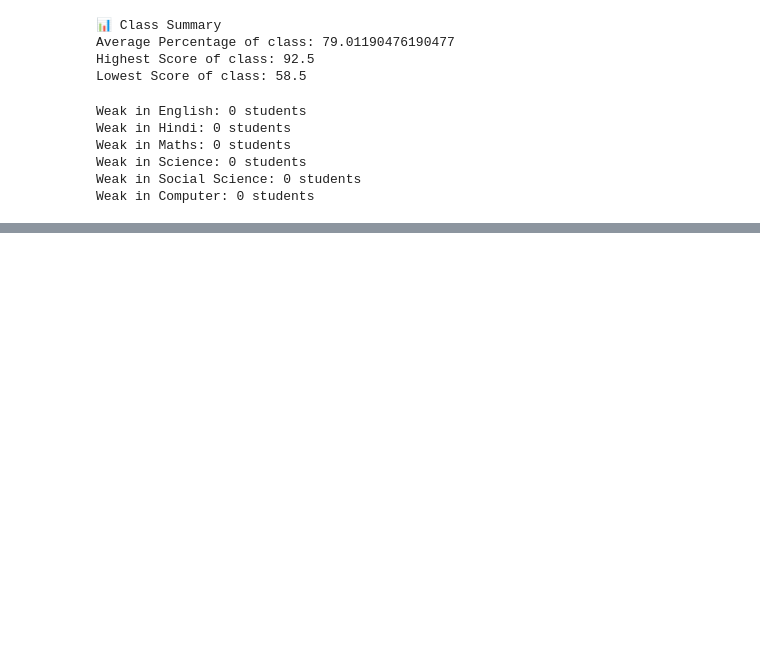
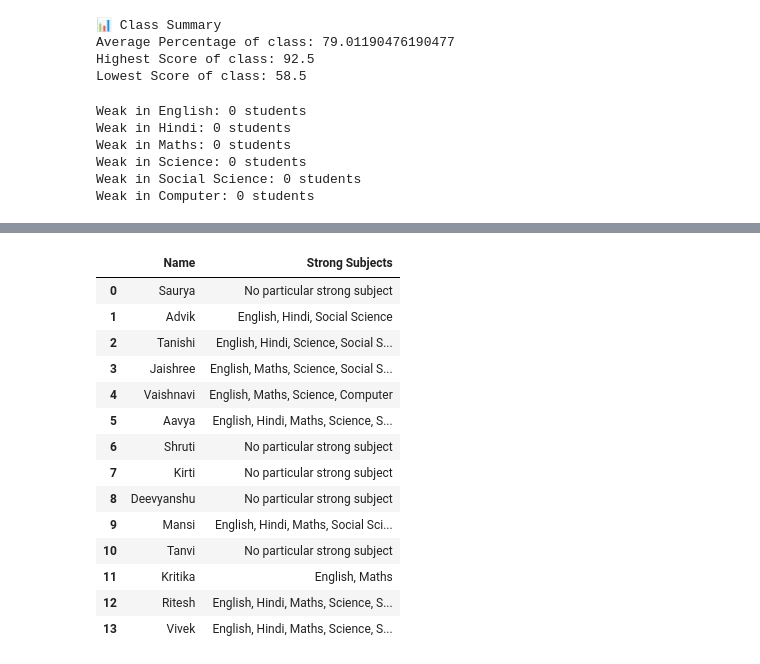
Before and after one commit to minzsurabhi-spec/Coaching-Performance-Analyzer, a Jupyter notebook: notebooks/analysis.ipynb, the cells around one changed output, grey strips where cells are left out. Saved outputs shown, nothing was run; the diff lists cells and outputs as text; code cells hidden in the pictures; blank space fills up the shorter version.

```diff
--- a/notebooks/analysis.ipynb
+++ b/notebooks/analysis.ipynb
@@ -171,0 +235,31 @@ Weak in Computer: 0 students
+# %%
+#Strong subject of students
+
+def get_strong_subjects(row):
+    strong = []
+    for sub in subjects:
+        if row[sub] >= 75:
+            strong.append(sub)
+        if len(strong) == 0:
+            return "No particular strong subject"
+    return ", ".join(strong)
+
+df["Strong Subjects"] = df.apply(get_strong_subjects, axis=1)
+
+df[["Name", "Strong Subjects"]]
+# %% [output]
+|  | Name | Strong Subjects |
+| 0 | Saurya | No particular strong subject |
+| 1 | Advik | English, Hindi, Social Science |
+| 2 | Tanishi | English, Hindi, Science, Social S... |
+| 3 | Jaishree | English, Maths, Science, Social S... |
+| 4 | Vaishnavi | English, Maths, Science, Computer |
+| 5 | Aavya | English, Hindi, Maths, Science, S... |
+| 6 | Shruti | No particular strong subject |
+| 7 | Kirti | No particular strong subject |
+| 8 | Deevyanshu | No particular strong subject |
+| 9 | Mansi | English, Hindi, Maths, Social Sci... |
+| 10 | Tanvi | No particular strong subject |
+| 11 | Kritika | English, Maths |
+| 12 | Ritesh | English, Hindi, Maths, Science, S... |
+| 13 | Vivek | English, Hindi, Maths, Science, S... |
```
Also changed, not shown: parts of 7 cells of this notebook, 1 other file.
